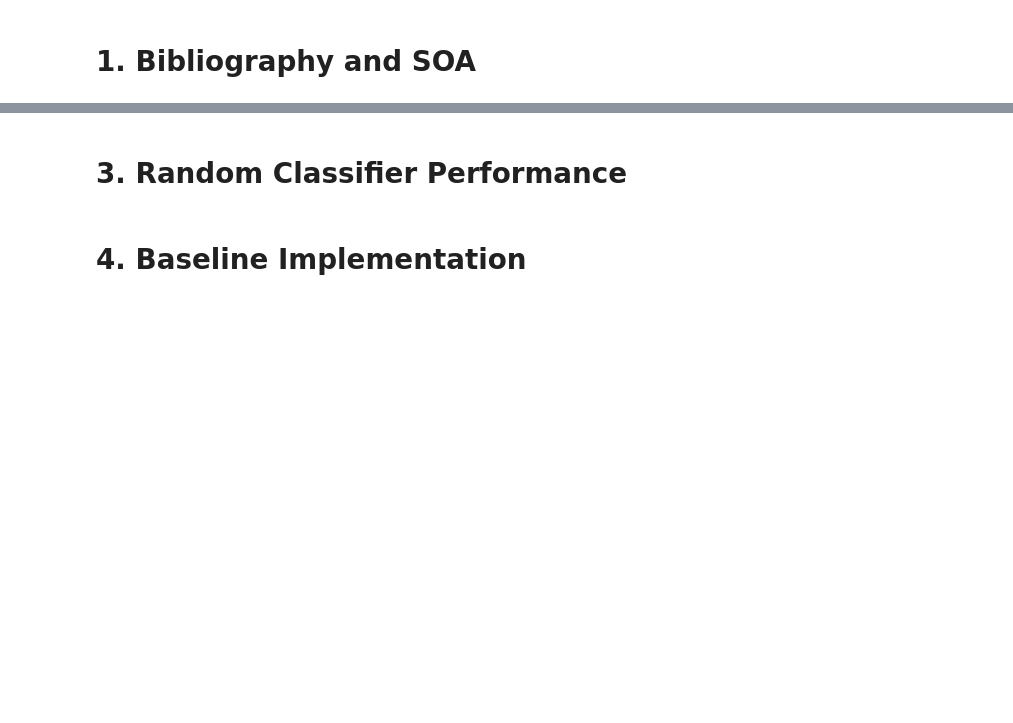
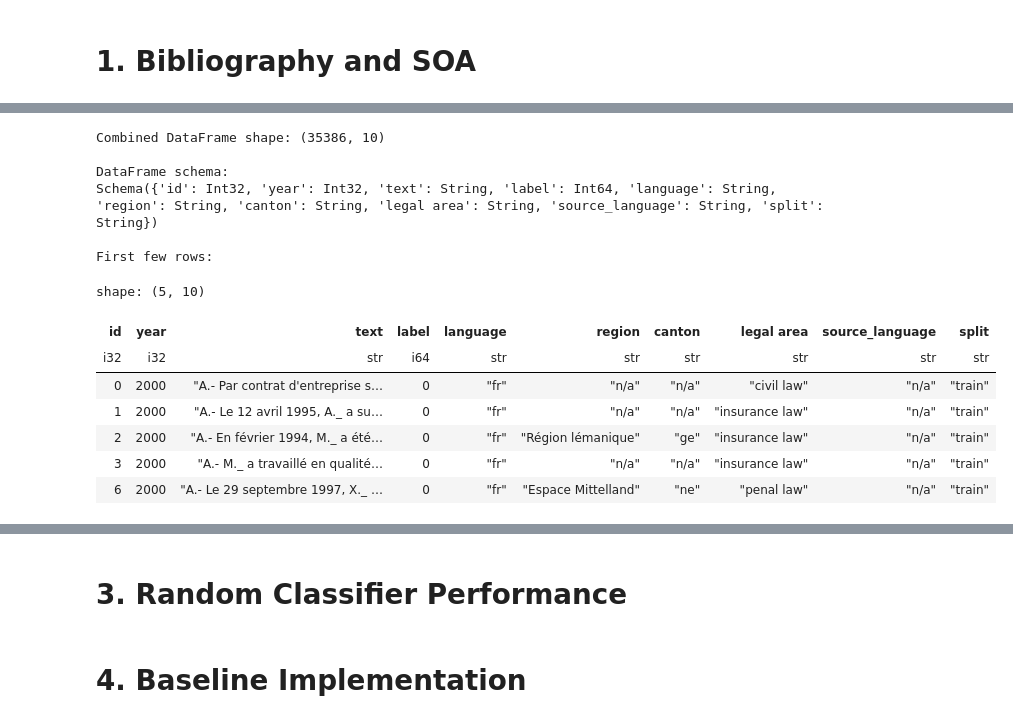
Before and after one commit to pablo-fdz/adv_nlp_final_assessment, a Jupyter notebook: part_1_problem_setup.ipynb, the cells around one changed output, grey strips where cells are left out. Saved outputs shown, nothing was run; the diff lists cells and outputs as text; code cells hidden in the pictures; blank space fills up the shorter version.

```diff
--- a/part_1_problem_setup.ipynb
+++ b/part_1_problem_setup.ipynb
@@ -25,0 +44,4 @@ Source: https://huggingface.co/datasets/rcds/swiss_judgment_prediction
+# %%
+# Load original dataset (with the original languages)
+swiss_french = load_dataset('swiss_judgment_prediction', 'fr', trust_remote_code=True)
+swiss_italian = load_dataset('swiss_judgment_prediction', 'it', trust_remote_code=True)
@@ -25,0 +97,54 @@ Source: https://huggingface.co/datasets/rcds/swiss_judgment_prediction
+# %%
+# Convert datasets to Polars DataFrames
+def dataset_to_polars(dataset_split):
+    """Convert a Hugging Face dataset split to a Polars DataFrame"""
+    polars_df = dataset_split.to_polars()
+    return polars_df
+
+# Convert French dataset splits
+french_train_df = dataset_to_polars(swiss_french['train'])
+french_val_df = dataset_to_polars(swiss_french['validation'])
+french_test_df = dataset_to_polars(swiss_french['test'])
+
+# Convert Italian dataset splits
+italian_train_df = dataset_to_polars(swiss_italian['train'])
+italian_val_df = dataset_to_polars(swiss_italian['validation'])
+italian_test_df = dataset_to_polars(swiss_italian['test'])
+
+# Combine all French splits into one DataFrame with a split indicator
+french_df = pl.concat([
+    french_train_df.with_columns(pl.lit("train").alias("split")),
+    french_val_df.with_columns(pl.lit("validation").alias("split")),
+    french_test_df.with_columns(pl.lit("test").alias("split"))
+])
+
+# Combine all Italian splits into one DataFrame with a split indicator
+italian_df = pl.concat([
+    italian_train_df.with_columns(pl.lit("train").alias("split")),
+    italian_val_df.with_columns(pl.lit("validation").alias("split")),
+    italian_test_df.with_columns(pl.lit("test").alias("split"))
+])
+
+# Combine both languages into a single DataFrame
+combined_df = pl.concat([french_df, italian_df])
+
+print("Combined DataFrame shape:", combined_df.shape)
+print("\nDataFrame schema:")
+print(combined_df.schema)
+print("\nFirst few rows:")
+combined_df.head()
+# %% [output]
+Combined DataFrame shape: (35386, 10)
+
+DataFrame schema:
+Schema({'id': Int32, 'year': Int32, 'text': String, 'label': Int64, 'language': String, 'region': String, 'canton': String, 'legal area': String, 'source_language': String, 'split': String})
+
+First few rows:
+shape: (5, 10)
+| id | year | text | label | language | region | canton | legal area | source_language | split |
+| i32 | i32 | str | i64 | str | str | str | str | str | str |
+| 0 | 2000 | "A.- Par contrat d'entreprise s… | 0 | "fr" | "n/a" | "n/a" | "civil law" | "n/a" | "train" |
+| 1 | 2000 | "A.- Le 12 avril 1995, A._ a su… | 0 | "fr" | "n/a" | "n/a" | "insurance law" | "n/a" | "train" |
+| 2 | 2000 | "A.- En février 1994, M._ a été… | 0 | "fr" | "Région lémanique" | "ge" | "insurance law" | "n/a" | "train" |
+| 3 | 2000 | "A.- M._ a travaillé en qualité… | 0 | "fr" | "n/a" | "n/a" | "insurance law" | "n/a" | "train" |
+| 6 | 2000 | "A.- Le 29 septembre 1997, X._ … | 0 | "fr" | "Espace Mittelland" | "ne" | "penal law" | "n/a" | "train" |
```
Also changed, not shown: parts of 13 cells of this notebook, 3 other files.
